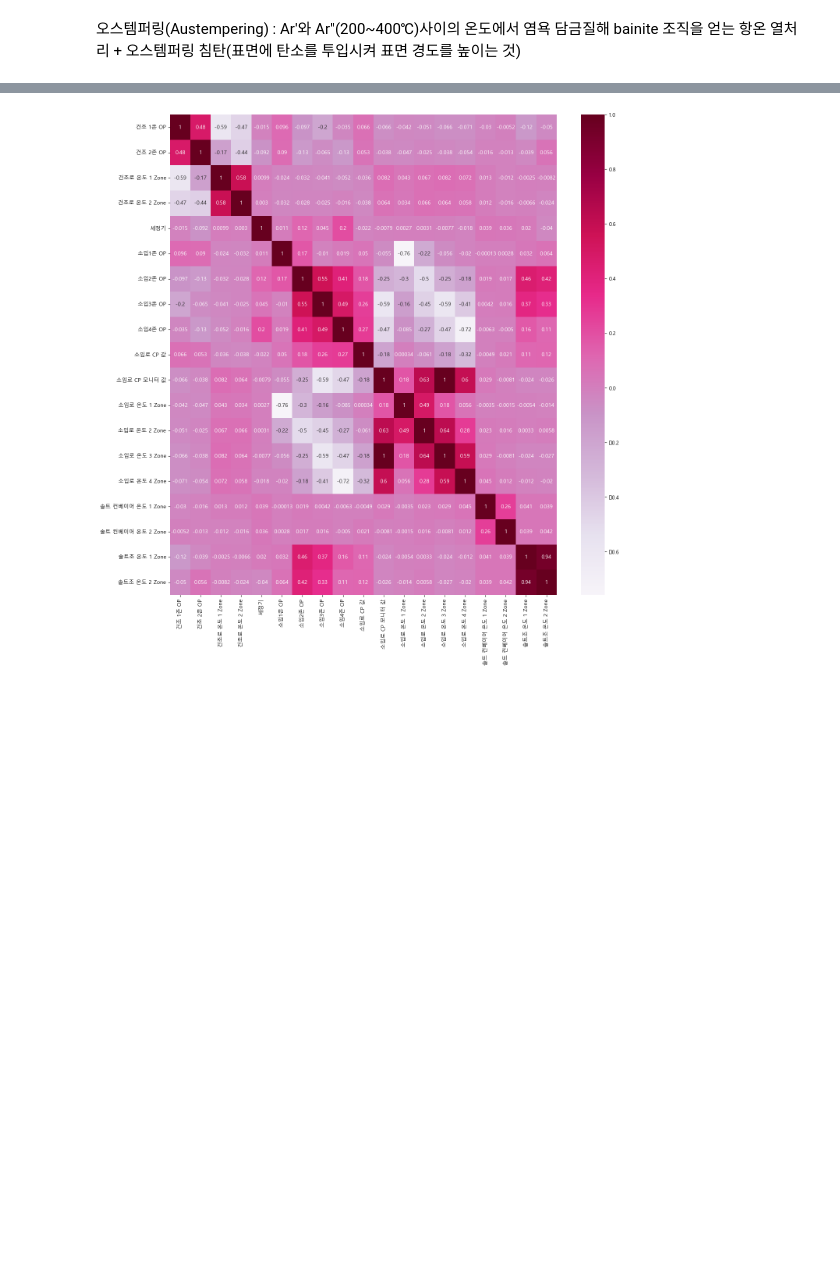
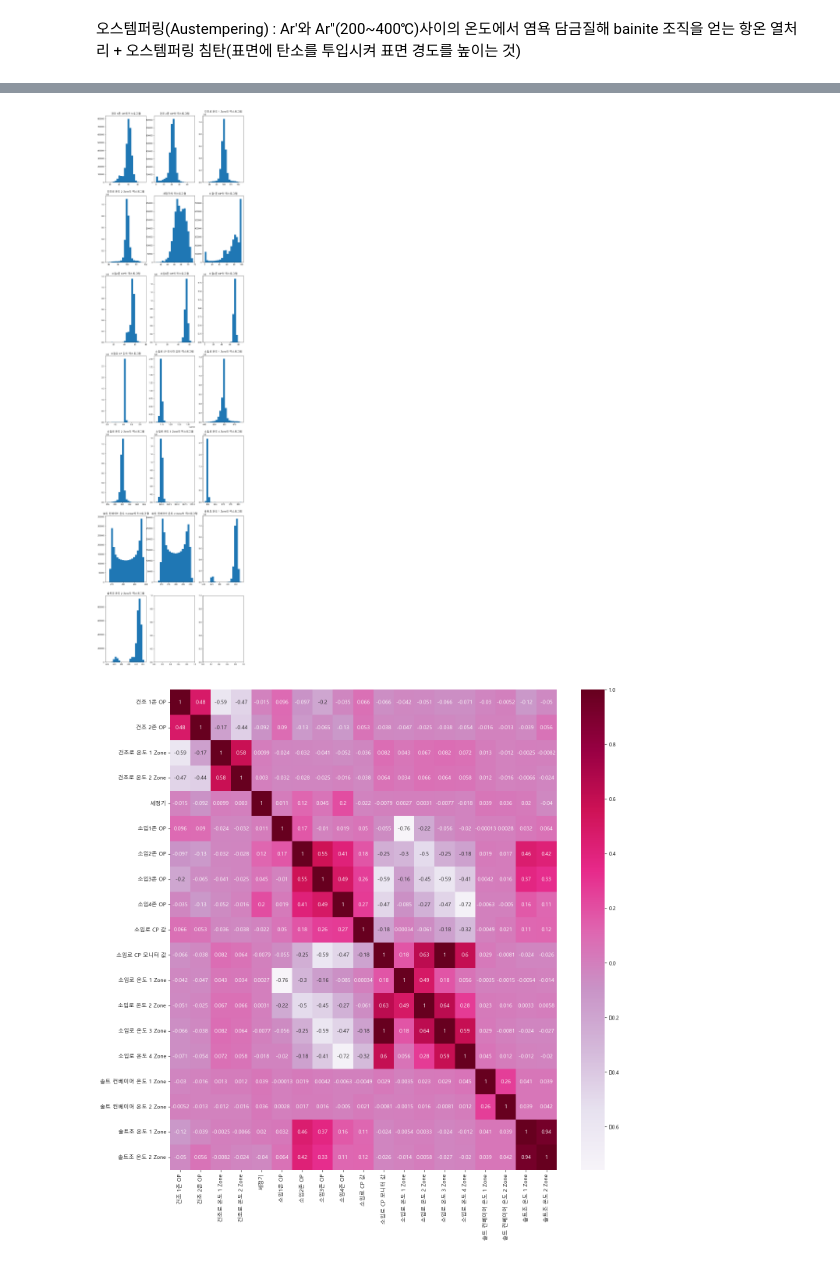
Before and after one commit to nyeokinyeoki/kamp, a Jupyter notebook: Data_analyse_heat_treatment_제조에 미련이 남아.ipynb, the cells around one changed output, grey strips where cells are left out. Saved outputs shown, nothing was run; the diff lists cells and outputs as text; code cells hidden in the pictures; blank space fills up the shorter version.

```diff
--- a/Data_analyse_heat_treatment_제조에 미련이 남아.ipynb
+++ b/Data_analyse_heat_treatment_제조에 미련이 남아.ipynb
@@ -211,3 +214,15 @@ https://www.sciencedirect.com/topics/chemistry/austempering
+# %%
+plt.rcParams["font.family"] = 'Malgun Gothic'
+
+fig, axs = plt.subplots(figsize=(12,48), nrows=((df_dr.shape[1]-2)//3)+1, ncols=3)
+
+for h in range(df_dr.shape[1]-2) :
+    axs[h // 3][h % 3].hist(df_dr.iloc[:,h+2], bins=20)
+    axs[h // 3][h % 3].set_title(df_dr.columns[h+2]+"의 히스토그램")
+
+plt.show()
+# %% [output]
+[figure, added]
 # %%
 df_corr = df_dr.iloc[:,2:].corr("pearson")
 
```
Also changed, not shown: parts of 9 cells of this notebook.
